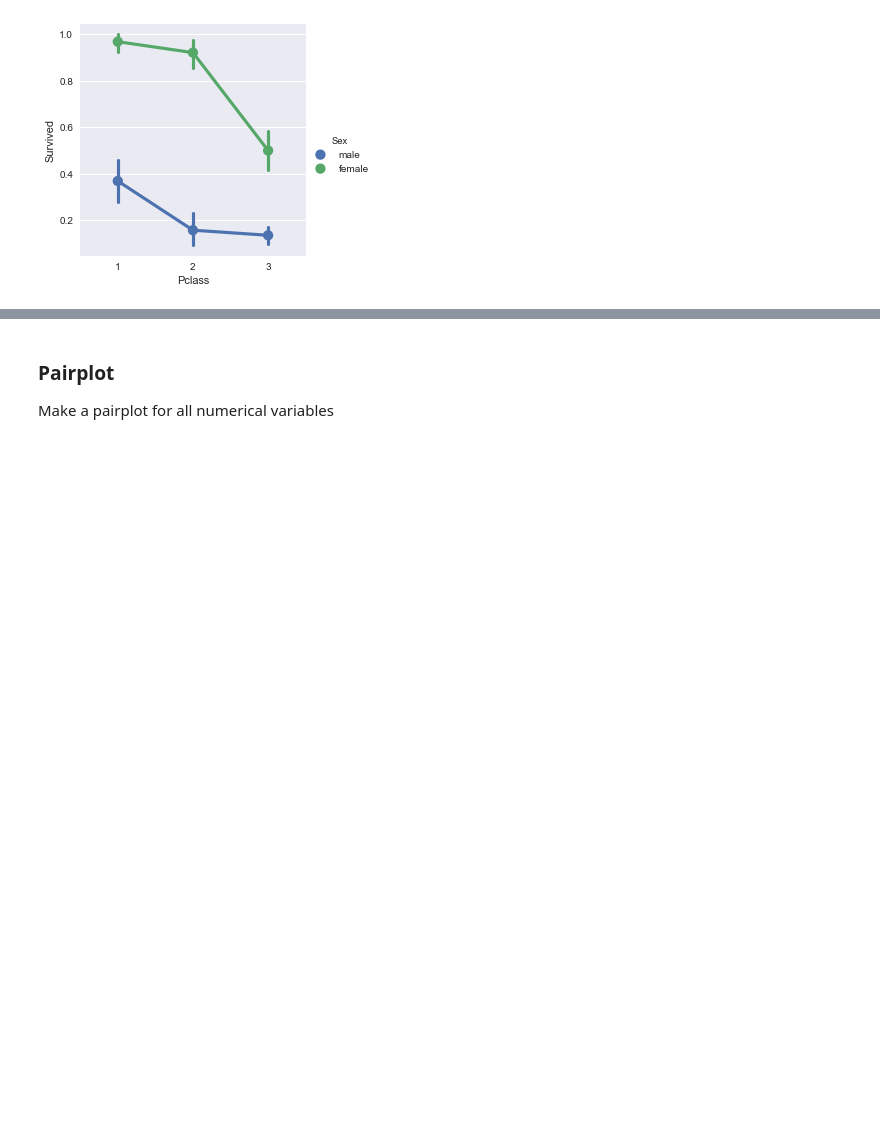
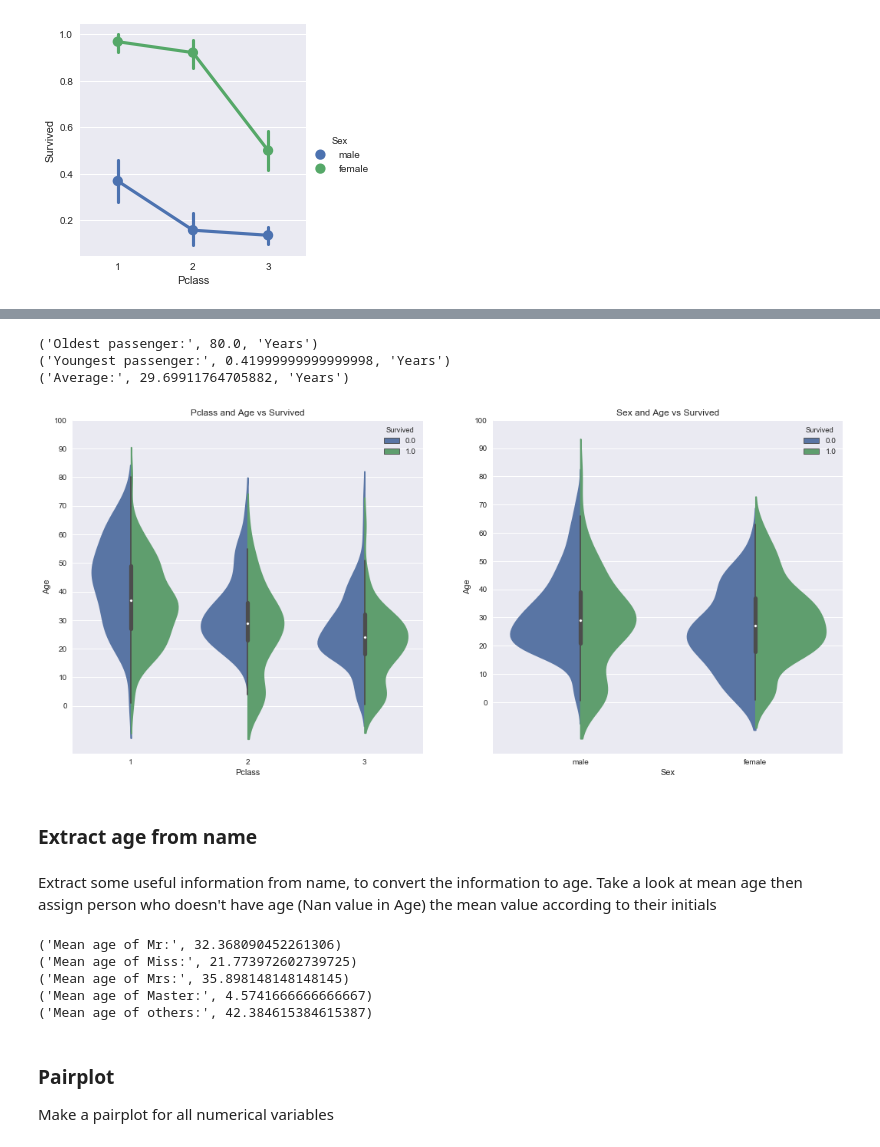
Before and after one commit to Theerit/Kaggle_Titanic, a Jupyter notebook: Titanic.ipynb, the cells around one changed output, grey strips where cells are left out. Drawn from its saved outputs; the diff is of its cells as text; code cells hidden in the pictures; blank space fills up the shorter version.

Commit message:
Working on assigning age from initials

```diff
--- a/Titanic.ipynb
+++ b/Titanic.ipynb
@@ -190,0 +199,43 @@ plt.show()
+# %%
+print('Oldest passenger:',X_plot.Age.max(),'Years')
+print('Youngest passenger:',X_plot.Age.min(),'Years')
+print('Average:',X_plot.Age.mean(),'Years')
+# %% [output]
+('Oldest passenger:', 80.0, 'Years')
+('Youngest passenger:', 0.41999999999999998, 'Years')
+('Average:', 29.69911764705882, 'Years')
+# %%
+f,ax=plt.subplots(1,2,figsize=(18,8))
+sns.violinplot("Pclass","Age", hue="Survived", data=X_plot,split=True,ax=ax[0])
+ax[0].set_title('Pclass and Age vs Survived')
+ax[0].set_yticks(range(0,110,10))
+sns.violinplot("Sex","Age", hue="Survived", data=X_plot,split=True,ax=ax[1])
+ax[1].set_title('Sex and Age vs Survived')
+ax[1].set_yticks(range(0,110,10))
+plt.show()
+# %% [output]
+[figure, added]
+# %% [markdown]
+### Extract age from name
+# %% [markdown]
+Extract some useful information from name, to convert the information to age. Take a look at mean age then assign person who doesn't have age (Nan value in Age) the mean value according to their initials
+# %%
+X_plot['Initial']=0
+for i in X_plot:
+    X_plot['Initial']=X_plot.Name.str.extract('([A-Za-z]+)\.') #lets extract the Salutations
+X_plot['Initial'].value_counts()
+
+# Take a lot at mean age of Mr vs Miss Master
+
+print('Mean age of Mr:',X_plot[X_plot['Initial']=="Mr"]['Age'].mean())
+print('Mean age of Miss:',X_plot[X_plot['Initial']=="Miss"]['Age'].mean())
+print('Mean age of Mrs:',X_plot[X_plot['Initial']=="Mrs"]['Age'].mean())
+print('Mean age of Master:',X_plot[X_plot['Initial']=="Master"]['Age'].mean())
+others = ['Mr','Miss','Mrs','Master']
+print('Mean age of others:',X_plot[~X_plot['Initial'].isin(others)]['Age'].mean())
+# %% [output]
+('Mean age of Mr:', 32.368090452261306)
+('Mean age of Miss:', 21.773972602739725)
+('Mean age of Mrs:', 35.898148148148145)
+('Mean age of Master:', 4.5741666666666667)
+('Mean age of others:', 42.384615384615387)
```
Also changed, not shown: parts of 4 cells of this notebook.
